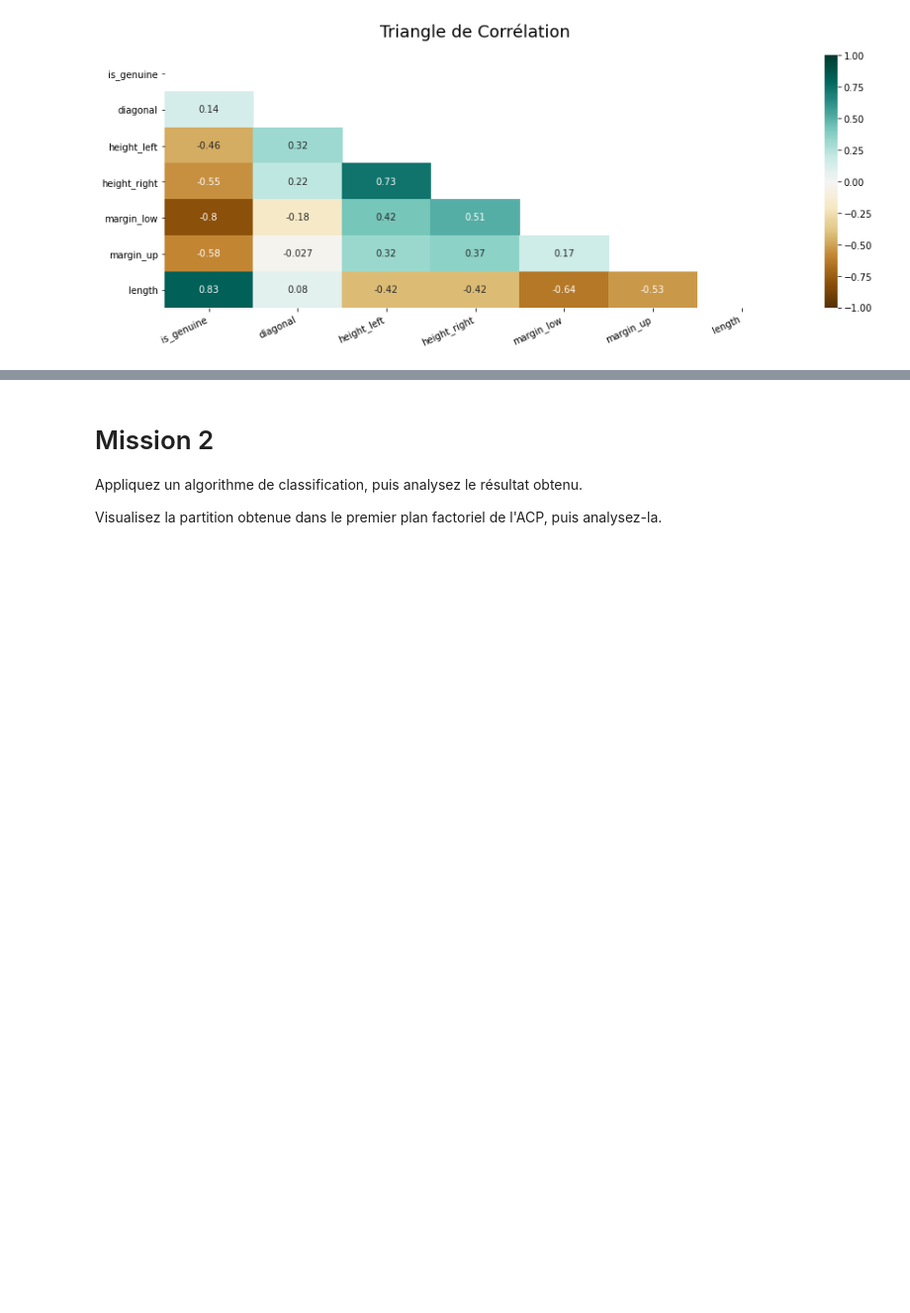
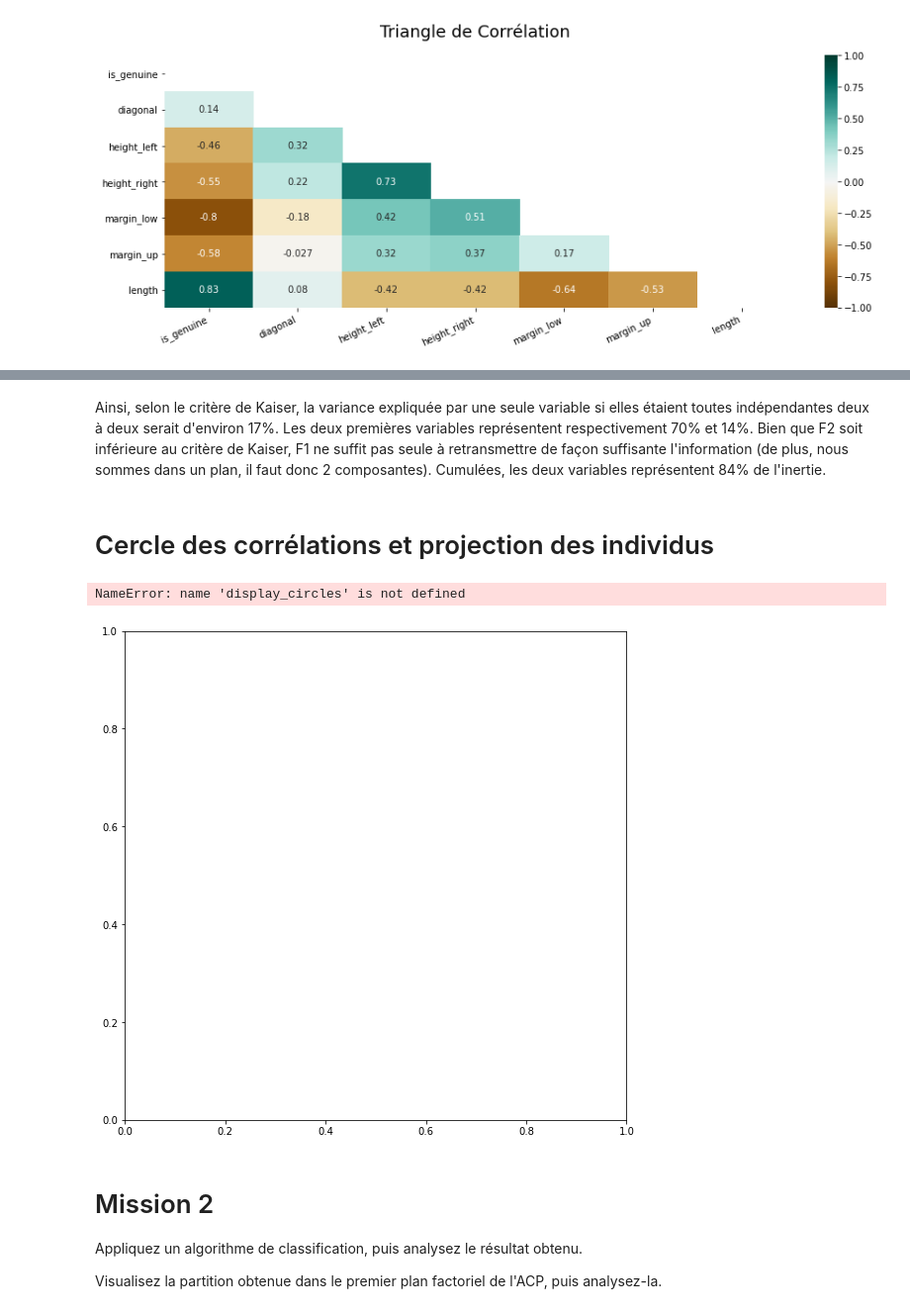
Before and after one commit to ROWAIDAK/P6-D-tectez-des-faux-billets, a Jupyter notebook: P6_01_CODE_ Détectez_des_faux_billets.ipynb, the cells around one changed output, grey strips where cells are left out. Shown: that part at 99% size. Saved outputs shown, nothing was run; the diff lists cells and outputs as text; code cells hidden in the pictures; blank space fills up the shorter version.

```diff
--- a/P6_01_CODE_ Détectez_des_faux_billets.ipynb
+++ b/P6_01_CODE_ Détectez_des_faux_billets.ipynb
@@ -246,3 +323,35 @@ Pour chacune de ces étapes, commentez les résultats obtenus. La variable donna
+# %% [markdown]
+Ainsi, selon le critère de Kaiser, la variance expliquée par une seule variable si elles étaient toutes indépendantes deux à deux serait d'environ 17%. Les deux premières variables représentent respectivement 70% et 14%. Bien que F2 soit inférieure au critère de Kaiser, F1 ne suffit pas seule à retransmettre de façon suffisante l'information (de plus, nous sommes dans un plan, il faut donc 2 composantes). Cumulées, les deux variables représentent 84% de l'inertie.
+# %% [markdown]
+# Cercle des corrélations et projection des individus
+# %%
+#circles of correlations
+pcs = pca.components_
+
+#projection
+X_projected = pca.transform(X_scaled)
+
+#figure initialization
+plt.figure(figsize=(20,20))
+
+plt.subplot(2, 2, 1)
+display_circles(pcs, n_comp, pca, [(0,1)], labels = np.array(features))
+
+plt.subplot(2, 2, 2)
+display_factorial_planes(X_projected, n_comp, pca, [(0,1)], illustrative_var = df.index)
+
+plt.subplot(2, 2, 3)
+display_circles(pcs, n_comp, pca, [(2,3)], labels = np.array(features))
+
+plt.subplot(2, 2, 4)
+display_factorial_planes(X_projected, n_comp, pca, [(2,3)], illustrative_var = df.index)
+
+plt.tight_layout(pad=4)
+#plt.savefig('06. Cercle des corrélations et projection des individus.jpg', dpi=500, bbox_inches='tight', pad_inches=0.5)
+plt.show()
+# %% [output]
+NameError: name 'display_circles' is not defined
+[figure, added]
 # %% [markdown]
 # Mission 2
 Appliquez un algorithme de classification, puis analysez le résultat obtenu.
```
Also changed, not shown: parts of 33 cells of this notebook.
